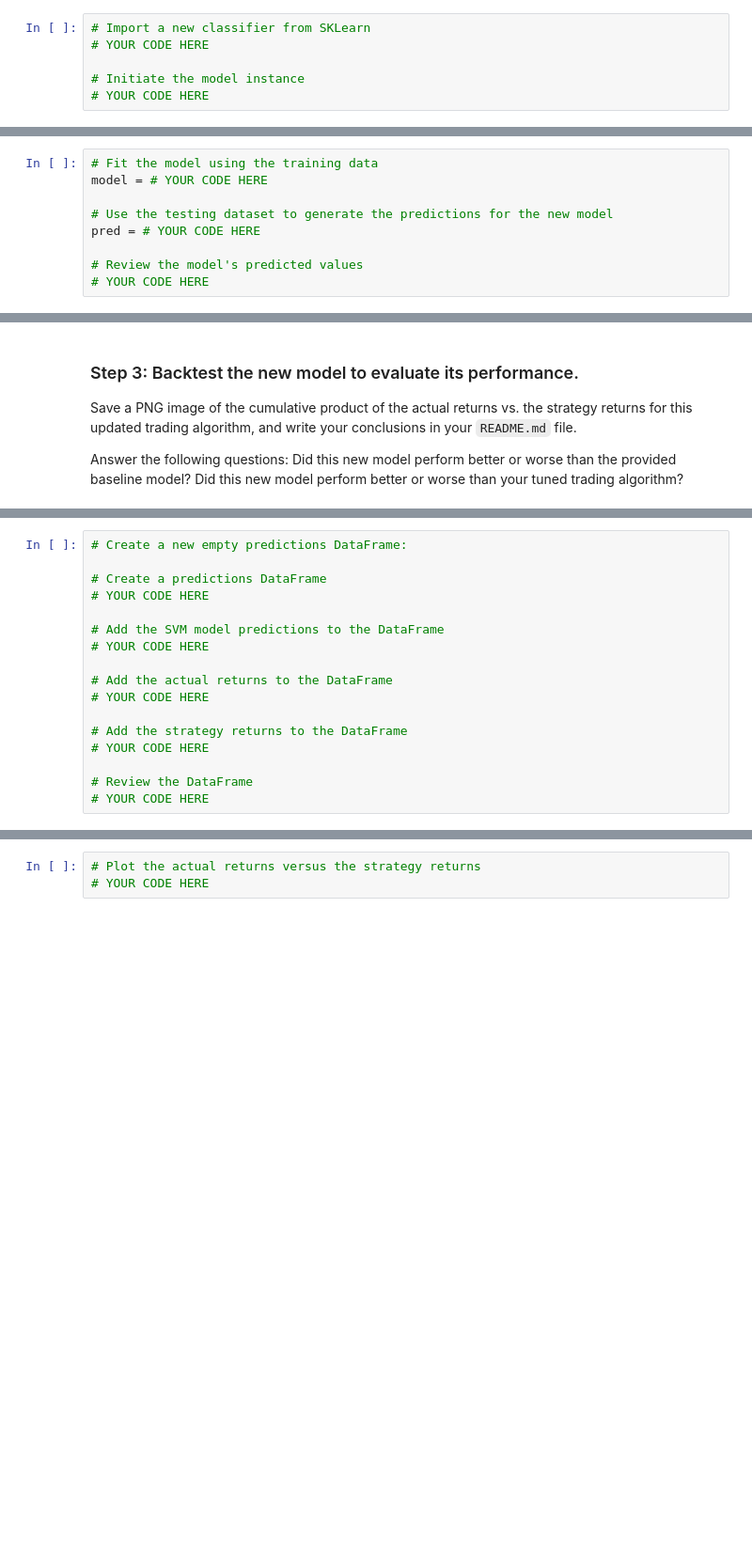
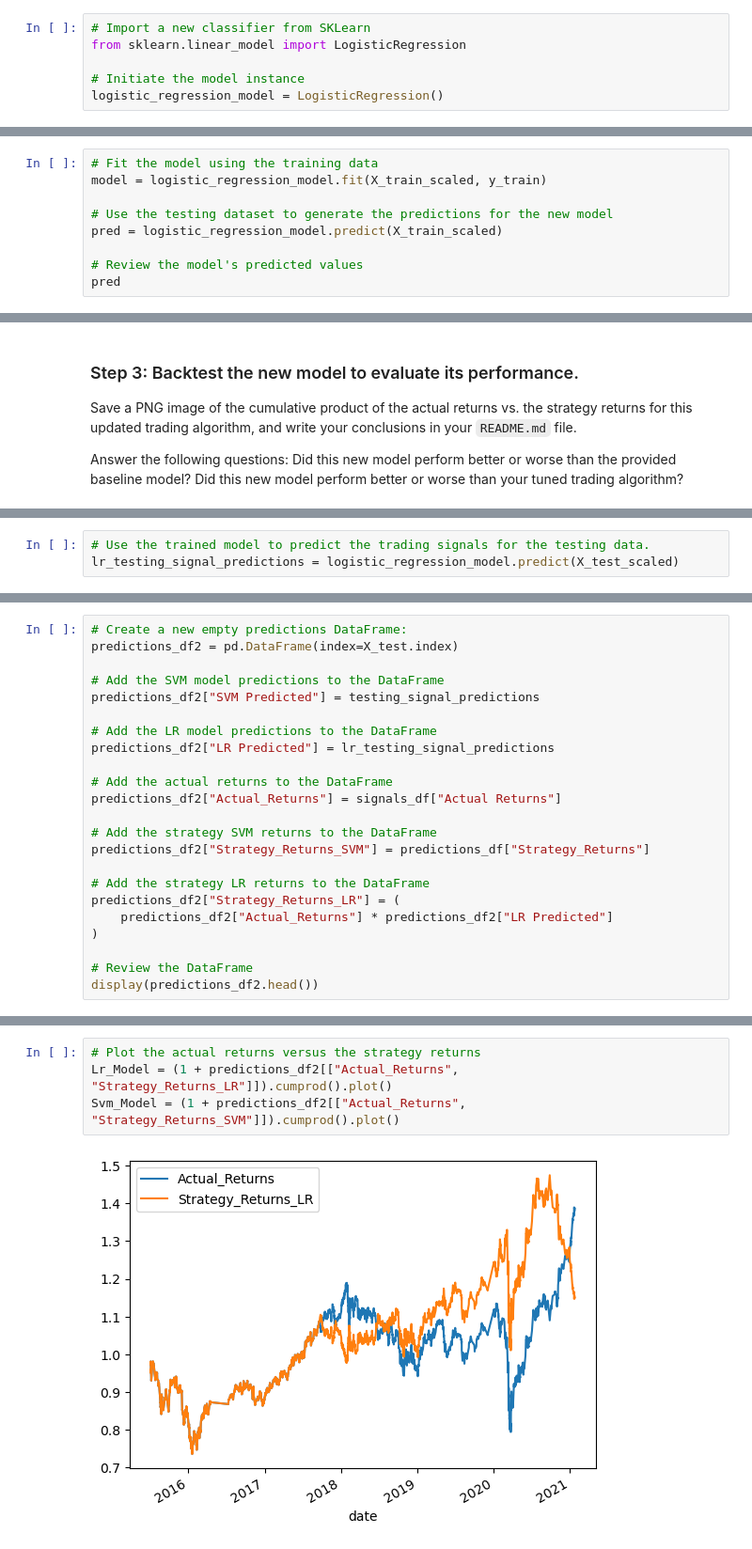
Before and after one commit to gouldrussell/Module14, a Jupyter notebook: machine_learning_trading_bot.ipynb, the cells around one changed output, grey strips where cells are left out. Shown at 94% size. Saved outputs shown, nothing was run; the diff lists cells and outputs as text; blank space fills up the shorter version.

```diff
--- a/machine_learning_trading_bot.ipynb
+++ b/machine_learning_trading_bot.ipynb
@@ -441,18 +441,18 @@ In this section, you’ll use the original parameters that the starter code prov
 ### Step 1:  Import a new classifier, such as `AdaBoost`, `DecisionTreeClassifier`, or `LogisticRegression`. (For the full list of classifiers, refer to the [Supervised learning page](https://scikit-learn.org/stable/supervised_learning.html) in the scikit-learn documentation.)
 # %%
 # Import a new classifier from SKLearn
-# YOUR CODE HERE
+from sklearn.linear_model import LogisticRegression
 
 # Initiate the model instance
-# YOUR CODE HERE
+logistic_regression_model = LogisticRegression()
 # %% [markdown]
 ### Step 2: Using the original training data as the baseline model, fit another model with the new classifier.
 # %%
 # Fit the model using the training data
-model = # YOUR CODE HERE
+model = logistic_regression_model.fit(X_train_scaled, y_train)
 
 # Use the testing dataset to generate the predictions for the new model
-pred = # YOUR CODE HERE
+pred = logistic_regression_model.predict(X_train_scaled)
 
 # Review the model's predicted values
-# YOUR CODE HERE
+pred
@@ -472,0 +493,3 @@ Did this new model perform better or worse than your tuned trading algorithm?
+# %%
+# Use the trained model to predict the trading signals for the testing data.
+lr_testing_signal_predictions = logistic_regression_model.predict(X_test_scaled)
@@ -473,17 +511,23 @@ Did this new model perform better or worse than your tuned trading algorithm?
 # %%
 # Create a new empty predictions DataFrame:
-
-# Create a predictions DataFrame
-# YOUR CODE HERE
+predictions_df2 = pd.DataFrame(index=X_test.index)
 
 # Add the SVM model predictions to the DataFrame
-# YOUR CODE HERE
+predictions_df2["SVM Predicted"] = testing_signal_predictions
+
+# Add the LR model predictions to the DataFrame
+predictions_df2["LR Predicted"] = lr_testing_signal_predictions
 
 # Add the actual returns to the DataFrame
-# YOUR CODE HERE
+predictions_df2["Actual_Returns"] = signals_df["Actual Returns"]
 
-# Add the strategy returns to the DataFrame
-# YOUR CODE HERE
+# Add the strategy SVM returns to the DataFrame
+predictions_df2["Strategy_Returns_SVM"] = predictions_df["Strategy_Returns"]
+
+# Add the strategy LR returns to the DataFrame
+predictions_df2["Strategy_Returns_LR"] = (
+    predictions_df2["Actual_Returns"] * predictions_df2["LR Predicted"]
+)
 
 # Review the DataFrame
-# YOUR CODE HERE
+display(predictions_df2.head())
@@ -490,3 +542,6 @@ Did this new model perform better or worse than your tuned trading algorithm?
 # %%
 # Plot the actual returns versus the strategy returns
-# YOUR CODE HERE
+Lr_Model = (1 + predictions_df2[["Actual_Returns", "Strategy_Returns_LR"]]).cumprod().plot()
+Svm_Model = (1 + predictions_df2[["Actual_Returns", "Strategy_Returns_SVM"]]).cumprod().plot()
+# %% [output]
+[figure, added]
```
Also changed, not shown: parts of 5 cells of this notebook, 3 other files.
